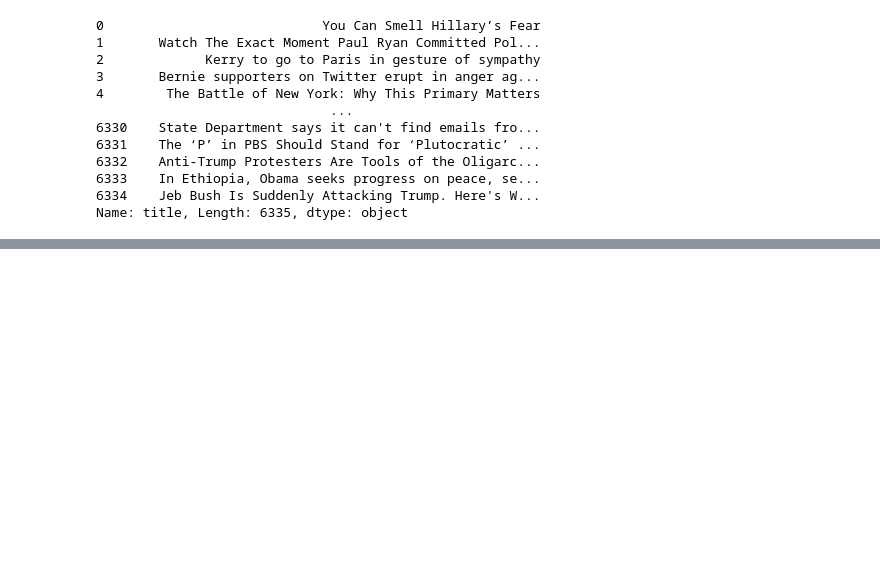
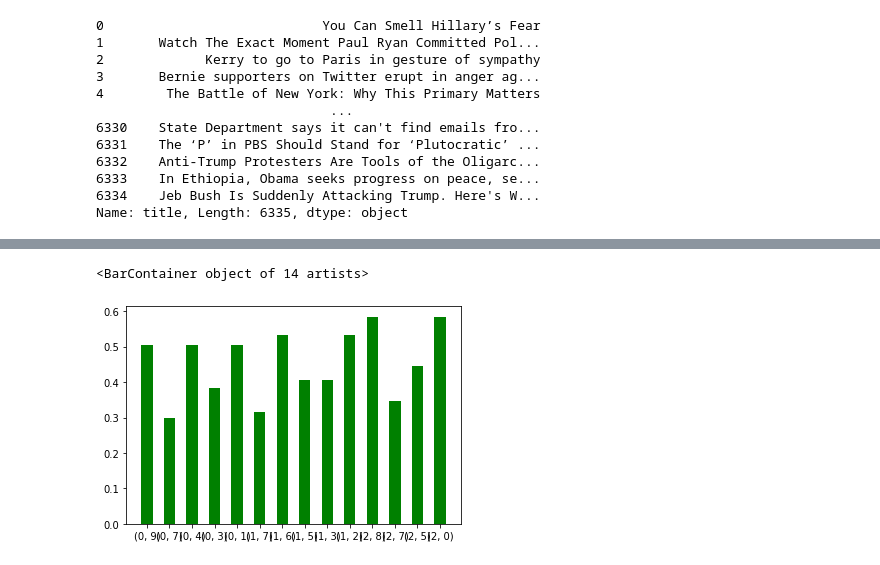
Before and after one commit to CS-521-SC2/final-project-mhx0035, a Jupyter notebook: news_exploration.ipynb, the cells around one changed output, grey strips where cells are left out. Cells and saved outputs as stored; diff of their text form; code cells hidden in the pictures; blank space fills up the shorter version.

```diff
--- a/news_exploration.ipynb
+++ b/news_exploration.ipynb
@@ -78,0 +302,22 @@ Name: title, Length: 6335, dtype: object
+# %%
+xaxis= [0.5046113401371842
+  ,0.2980315863446099
+  ,0.5046113401371842
+ ,0.3837699307603192
+  ,0.5046113401371842
+ ,0.3154441510317797
+  ,0.5340933749435833
+  ,0.4061917781433946
+  ,0.4061917781433946
+  ,0.5340933749435833
+  ,0.5844829010200651
+ ,0.34520501686496574
+,0.444514311537431
+  ,0.5844829010200651]
+# %%
+yaxis = ['(0, 9)','(0, 7)','(0, 4)','(0, 3)','(0, 1)','(1, 7)','(1, 6)','(1, 5)','(1, 3)','(1, 2)','(2, 8)','(2, 7)','(2, 5)','(2, 0)']
+# %%
+plt.bar(range(len(yaxis)),xaxis, width = 0.5, fc = 'g',tick_label=yaxis)
+# %% [output]
+<BarContainer object of 14 artists>
+[figure, added]
```
Also changed, not shown: parts of 18 cells of this notebook, 2 other files.
